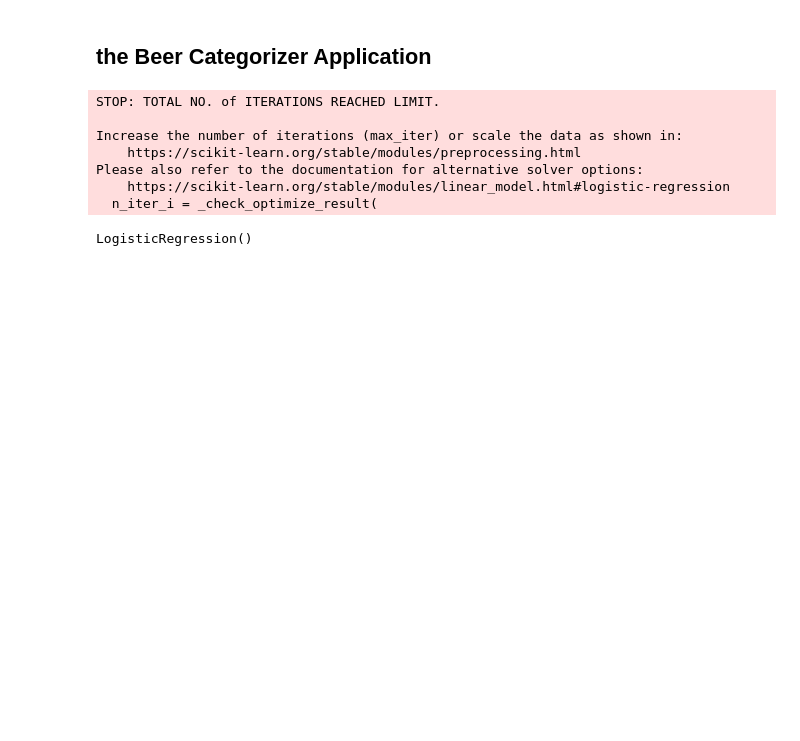
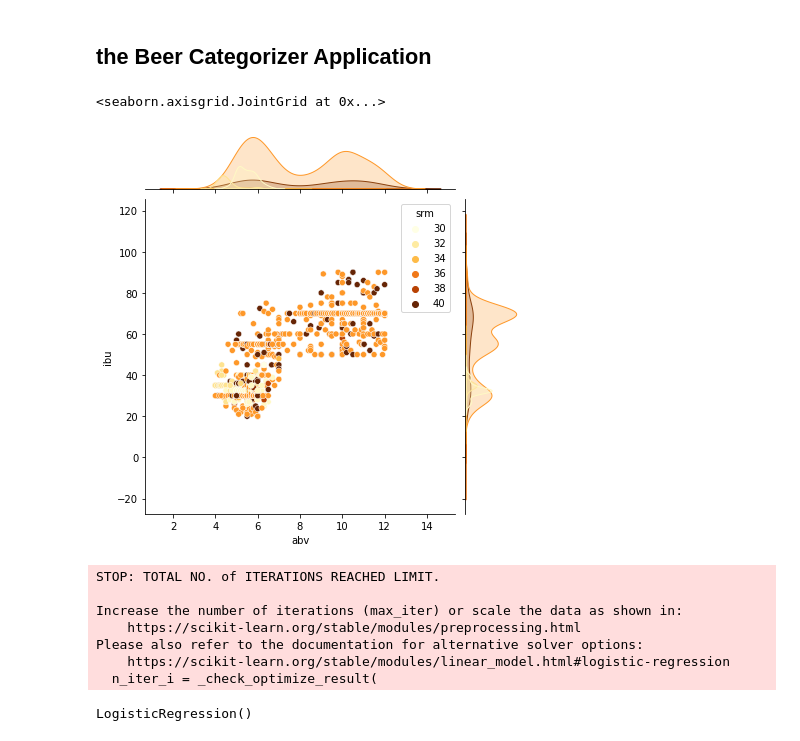
Before and after one commit to fgilchrist/voila3, a Jupyter notebook: notebooks/bqplot.ipynb, the cells around one changed output. Saved outputs shown, nothing was run; the diff lists cells and outputs as text; code cells hidden in the pictures; blank space fills up the shorter version.

Commit message:
added chart

```diff
--- a/notebooks/bqplot.ipynb
+++ b/notebooks/bqplot.ipynb
@@ -50,6 +51,26 @@ def impute_srm(cols):
 beers['abv'] = beers[['abv','abvAvg']].apply(impute_abv,axis=1)
 beers['ibu'] = beers[['ibu','ibuAvg']].apply(impute_ibu,axis=1)
 beers['srm'] = beers[['srm','srmAvg']].apply(impute_srm,axis=1)
+# %%
+amber_ale = beers.loc[beers['famId'] == 1]
+amber_lager = beers.loc[beers['famId'] == 2]
+bock = beers.loc[beers['famId'] == 3]
+brown_ale = beers.loc[beers['famId'] == 4]
+dark_lager = beers.loc[beers['famId'] == 5]
+ipa = beers.loc[beers['famId'] == 6]
+pale_ale = beers.loc[beers['famId'] == 7]
+pale_lager = beers.loc[beers['famId'] == 8]
+pilsner = beers.loc[beers['famId'] == 9]
+porter = beers.loc[beers['famId'] == 10]
+sour = beers.loc[beers['famId'] == 11]
+stout = beers.loc[beers['famId'] == 12]
+strong_ale = beers.loc[beers['famId'] == 13]
+wheat_beer = beers.loc[beers['famId'] == 14]
+
+sns.jointplot(data=stout,x='abv',y='ibu', hue='srm', palette='YlOrBr')
+# %% [output]
+<seaborn.axisgrid.JointGrid at 0x...>
+[figure, added]
 # %%
 # beers.info()
 # %%
```
Also changed, not shown: parts of 2 cells of this notebook, 1 other file.
